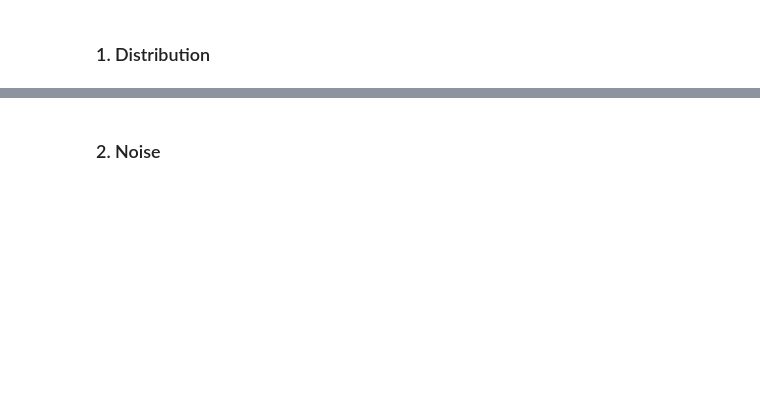
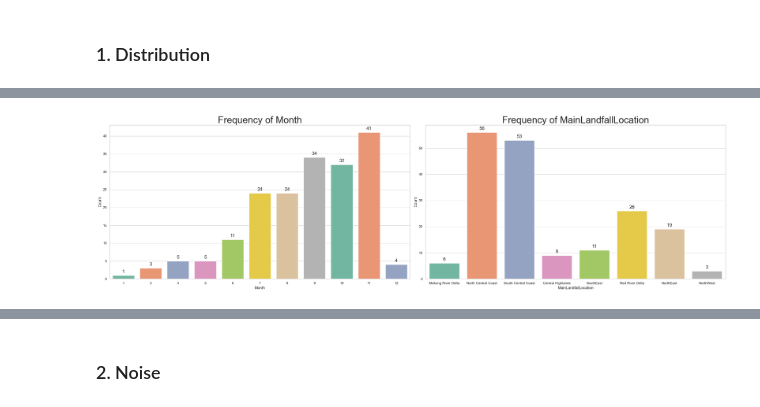
Before and after one commit to KanjiroReal/Vietnam-Storm-Damage-analysis, a Jupyter notebook: EDA.ipynb, the cells around one changed output, grey strips where cells are left out. Saved outputs shown, nothing was run; the diff lists cells and outputs as text; code cells hidden in the pictures; blank space fills up the shorter version.

```diff
--- a/EDA.ipynb
+++ b/EDA.ipynb
@@ -122 +151,5 @@ dtypes: float64(13), int64(2), object(4)
 memory usage: 27.4+ KB
+# %%
+from src.const import NUMERIC_COLS
+NUMERIC_COLS.remove("CPI")
+raw_df[NUMERIC_COLS].info()
@@ -122,0 +174,6 @@ memory usage: 27.4+ KB
+# %%
+from src.utils import convert_df_dtype
+
+# convert all numerical column into Int64
+mean_df = convert_df_dtype(mean_df, "Int64", NUMERIC_COLS)
+med_df = convert_df_dtype(med_df, "Int64", NUMERIC_COLS)
@@ -204,0 +276,34 @@ The histograms reveal several insights about the data distribution:
+# %%
+x_label = ['NorthEast', 'NorthWest', 'Red River Delta', 'North Central Coast', 'South Central Coast', 'Central Highlands', 'SouthEast', 'Mekong River Delta']
+map_dict = {i: name for i, name in enumerate(x_label, start=1)}
+
+frequency_df['MainLandfallLocation'] = frequency_df['MainLandfallLocation'].map(map_dict)
+# %%
+def add_value_labels(ax, spacing=5):
+    for rect in ax.patches:
+        y_value = rect.get_height()
+        x_value = rect.get_x() + rect.get_width() / 2
+
+        label = f"{y_value:.0f}"
+
+        ax.annotate(label, (x_value, y_value), xytext=(0, spacing), fontsize=15,
+                    textcoords="offset points", ha='center', va='bottom')
+
+categorical_columns = ['Month', 'MainLandfallLocation']
+
+# Plotting the frequency of categorical variables
+fig, axs = plt.subplots(1, 2, figsize=(28, 8))
+
+# Plot each categorical column
+for ax, col in zip(axs, categorical_columns):
+    sns.countplot(x=frequency_df[col], ax=ax, palette='Set2', hue=frequency_df[col], legend=False)
+    ax.set_title(f'Frequency of {col}', fontsize=30)
+    ax.set_xlabel(col)
+    ax.set_ylabel('Count')
+    ax.tick_params(axis='x')
+    add_value_labels(ax)
+
+plt.tight_layout()
+plt.show()
+# %% [output]
+[figure, added]
```
Also changed, not shown: parts of 43 cells of this notebook, 9 other files.
